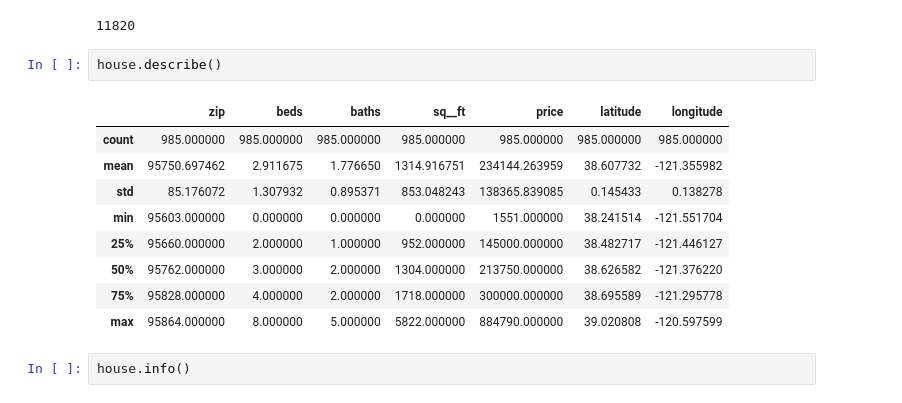
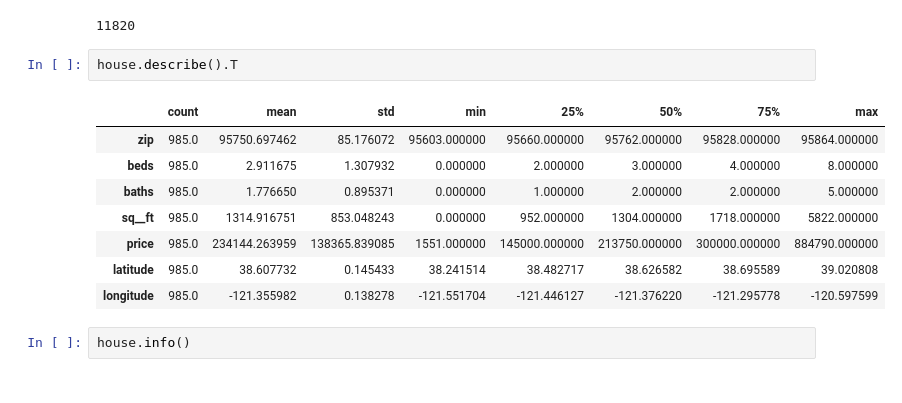
Before and after one commit to Zhouzhenjie09/IOD, a Jupyter notebook: 1_lab/mob4_lab/IOD_Lab 4.1.ipynb, the cells around one changed output. Drawn from its saved outputs; the diff is of its cells as text.

```diff
--- a/1_lab/mob4_lab/IOD_Lab 4.1.ipynb
+++ b/1_lab/mob4_lab/IOD_Lab 4.1.ipynb
@@ -60,17 +60,16 @@ house.size
 # %% [output]
 11820
 # %%
-house.describe()
+house.describe().T
 # %% [output]
-|  | zip | beds | baths | sq__ft | price | latitude | longitude |
-| count | 985.000000 | 985.000000 | 985.000000 | 985.000000 | 985.000000 | 985.000000 | 985.000000 |
-| mean | 95750.697462 | 2.911675 | 1.776650 | 1314.916751 | 234144.263959 | 38.607732 | -121.355982 |
-| std | 85.176072 | 1.307932 | 0.895371 | 853.048243 | 138365.839085 | 0.145433 | 0.138278 |
-| min | 95603.000000 | 0.000000 | 0.000000 | 0.000000 | 1551.000000 | 38.241514 | -121.551704 |
-| 25% | 95660.000000 | 2.000000 | 1.000000 | 952.000000 | 145000.000000 | 38.482717 | -121.446127 |
-| 50% | 95762.000000 | 3.000000 | 2.000000 | 1304.000000 | 213750.000000 | 38.626582 | -121.376220 |
-| 75% | 95828.000000 | 4.000000 | 2.000000 | 1718.000000 | 300000.000000 | 38.695589 | -121.295778 |
-| max | 95864.000000 | 8.000000 | 5.000000 | 5822.000000 | 884790.000000 | 39.020808 | -120.597599 |
+|  | count | mean | std | min | 25% | 50% | 75% | max |
+| zip | 985.0 | 95750.697462 | 85.176072 | 95603.000000 | 95660.000000 | 95762.000000 | 95828.000000 | 95864.000000 |
+| beds | 985.0 | 2.911675 | 1.307932 | 0.000000 | 2.000000 | 3.000000 | 4.000000 | 8.000000 |
+| baths | 985.0 | 1.776650 | 0.895371 | 0.000000 | 1.000000 | 2.000000 | 2.000000 | 5.000000 |
+| sq__ft | 985.0 | 1314.916751 | 853.048243 | 0.000000 | 952.000000 | 1304.000000 | 1718.000000 | 5822.000000 |
+| price | 985.0 | 234144.263959 | 138365.839085 | 1551.000000 | 145000.000000 | 213750.000000 | 300000.000000 | 884790.000000 |
+| latitude | 985.0 | 38.607732 | 0.145433 | 38.241514 | 38.482717 | 38.626582 | 38.695589 | 39.020808 |
+| longitude | 985.0 | -121.355982 | 0.138278 | -121.551704 | -121.446127 | -121.376220 | -121.295778 | -120.597599 |
 # %%
 house.info()
 # %% [output]
```
Also changed, not shown: parts of 34 cells of this notebook, 3 other files.
